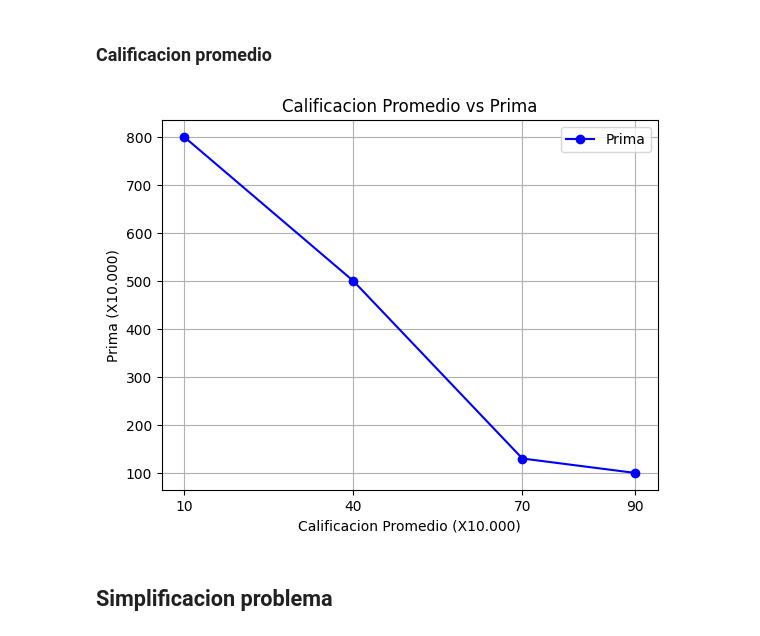
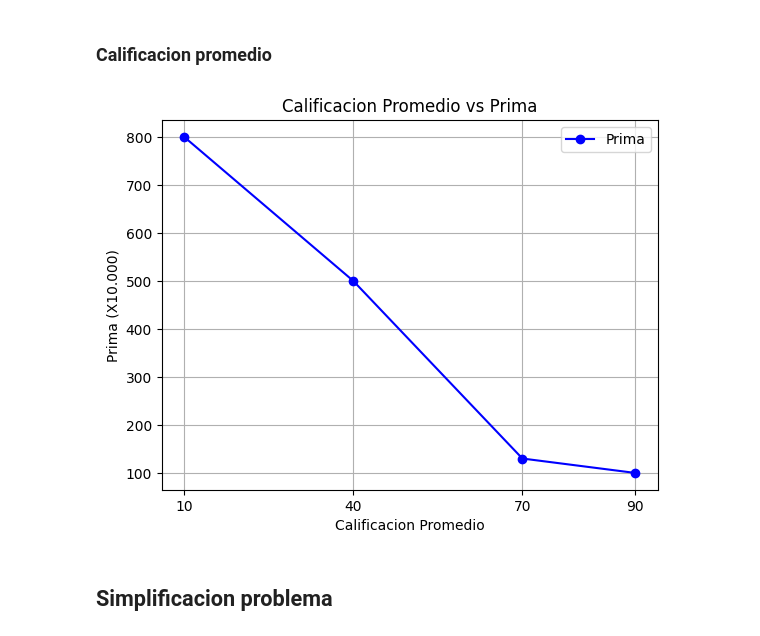
Before and after one commit to DavidBetancurRamirez/AnalisisDecisiones, a Jupyter notebook: LogicaDifusa/caso4/analisis_antecedentes.ipynb, the cells around one changed output. Saved outputs shown, nothing was run; the diff lists cells and outputs as text; code cells hidden in the pictures.

```diff
--- a/LogicaDifusa/caso4/analisis_antecedentes.ipynb
+++ b/LogicaDifusa/caso4/analisis_antecedentes.ipynb
@@ -63,12 +64,12 @@ show_graph(antiguedad_seguro, antiguedad_seguro_prima, "Antiguedad Seguro", "Pri
 # %%
 # Datos
 calificacion_promedio = [10, 40, 70, 90]
 calificacion_promedio_prima = [800, 500, 130, 100]
 
 # Graficar
-show_graph(calificacion_promedio, calificacion_promedio_prima, "Calificacion Promedio (X10.000)", "Prima (X10.000)", "Calificacion Promedio vs Prima")
+show_graph(calificacion_promedio, calificacion_promedio_prima, "Calificacion Promedio", "Prima (X10.000)", "Calificacion Promedio vs Prima")
 # %% [output]
-[figure, old version]
+[figure, new version]
 # %% [markdown]
 ## Simplificacion problema
 # %% [markdown]
```
Also changed, not shown: parts of 10 cells of this notebook, 4 other files.
